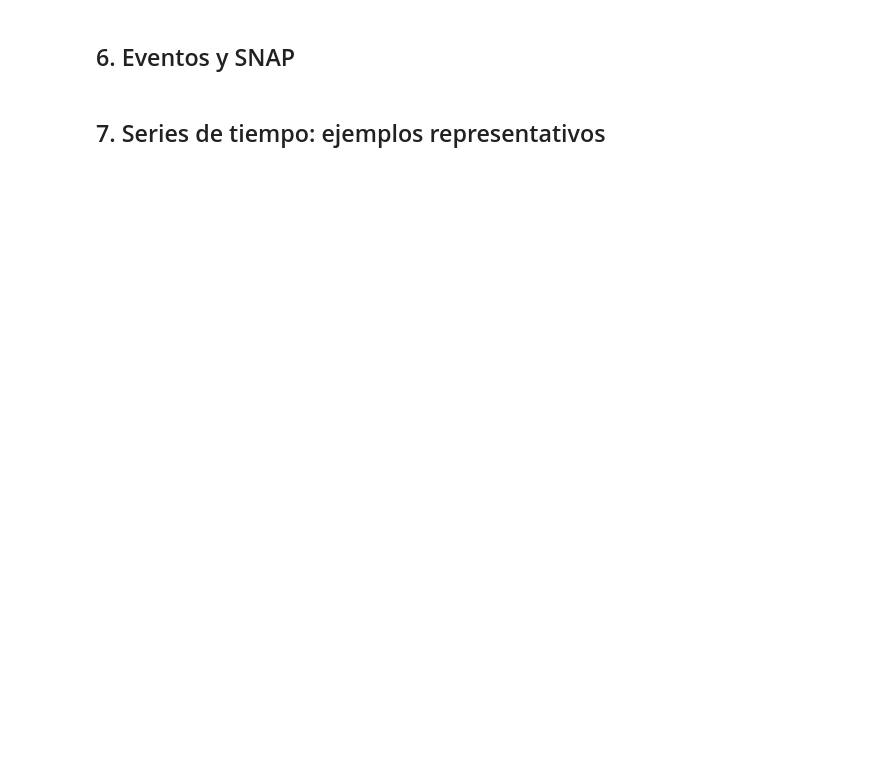
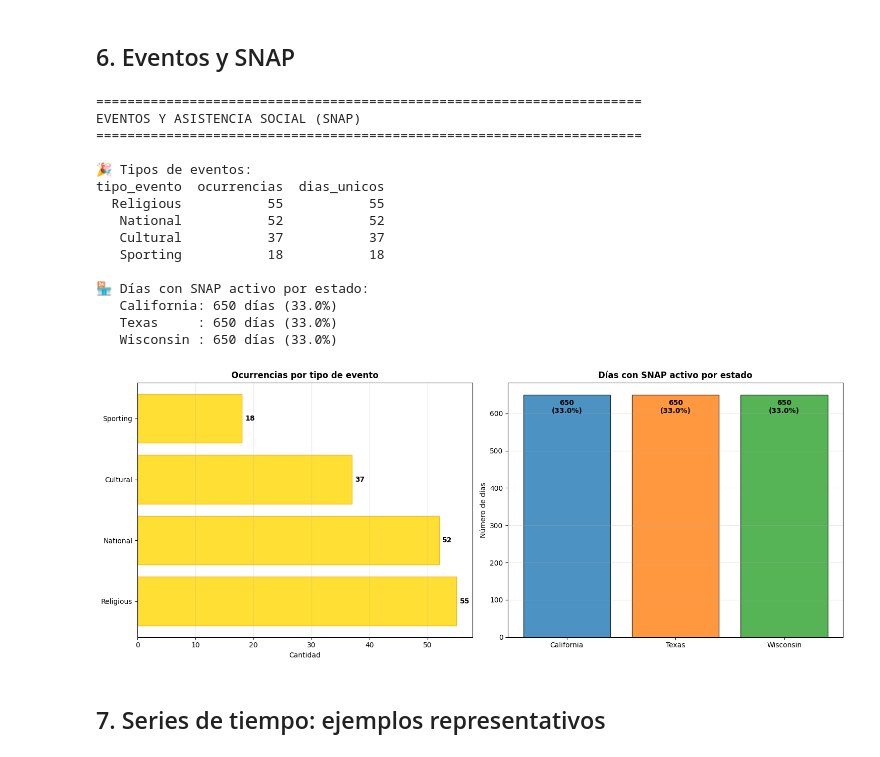
Before and after one commit to desareca/m5-probabilistic-forecast, a Jupyter notebook: notebooks/01_eda.ipynb, the cells around one changed output. Cells and saved outputs as stored; diff of their text form; code cells hidden in the pictures; blank space fills up the shorter version.

```diff
--- a/notebooks/01_eda.ipynb
+++ b/notebooks/01_eda.ipynb
@@ -358,35 +402,52 @@ for idx, row in df_snap.iterrows():
     print(f"   Wisconsin : {row['snap_wi_dias']} días ({100*row['snap_wi_dias']/row['total_dias']:.1f}%)")
 
 # Visualización
 fig, axes = plt.subplots(1, 2, figsize=(15, 6))
 
 # Eventos
 axes[0].barh(df_eventos['tipo_evento'], df_eventos['ocurrencias'],
              color='gold', edgecolor='orange', alpha=0.8)
 axes[0].set_title('Ocurrencias por tipo de evento', fontsize=12, fontweight='bold')
 axes[0].set_xlabel('Cantidad')
 axes[0].grid(axis='x', alpha=0.3)
 for i, v in enumerate(df_eventos['ocurrencias']):
-    axes[0].text(v + 2, i, str(int(v)), va='center', fontweight='bold')
+    axes[0].text(v + df_eventos['ocurrencias'].max() * 0.01, i, str(int(v)), va='center', fontweight='bold')
 
 # SNAP
 snap_data = [
     df_snap.iloc[0]['snap_ca_dias'],
     df_snap.iloc[0]['snap_tx_dias'],
     df_snap.iloc[0]['snap_wi_dias']
 ]
 snap_labels = ['California', 'Texas', 'Wisconsin']
 axes[1].bar(snap_labels, snap_data, color=['#1f77b4', '#ff7f0e', '#2ca02c'],
             alpha=0.8, edgecolor='black')
 axes[1].set_title('Días con SNAP activo por estado', fontsize=12, fontweight='bold')
 axes[1].set_ylabel('Número de días')
 axes[1].grid(axis='y', alpha=0.3)
 for i, v in enumerate(snap_data):
     pct = 100 * v / df_snap.iloc[0]['total_dias']
-    axes[1].text(i, v + 20, f'{int(v)}\n({pct:.1f}%)', ha='center', fontweight='bold')
+    axes[1].text(i, v - df_snap['total_dias'].max() * 0.025, f'{int(v)}\n({pct:.1f}%)', ha='center', fontweight='bold')
 
 plt.tight_layout()
 plt.show()
+# %% [output]
+======================================================================
+EVENTOS Y ASISTENCIA SOCIAL (SNAP)
+======================================================================
+
+🎉 Tipos de eventos:
+tipo_evento  ocurrencias  dias_unicos
+  Religious           55           55
+   National           52           52
+   Cultural           37           37
+   Sporting           18           18
+
+🏪 Días con SNAP activo por estado:
+   California: 650 días (33.0%)
+   Texas     : 650 días (33.0%)
+   Wisconsin : 650 días (33.0%)
+[figure, added]
 # %% [markdown]
 ## 7. Series de tiempo: ejemplos representativos
 # %%
```
Also changed, not shown: parts of 13 cells of this notebook.
